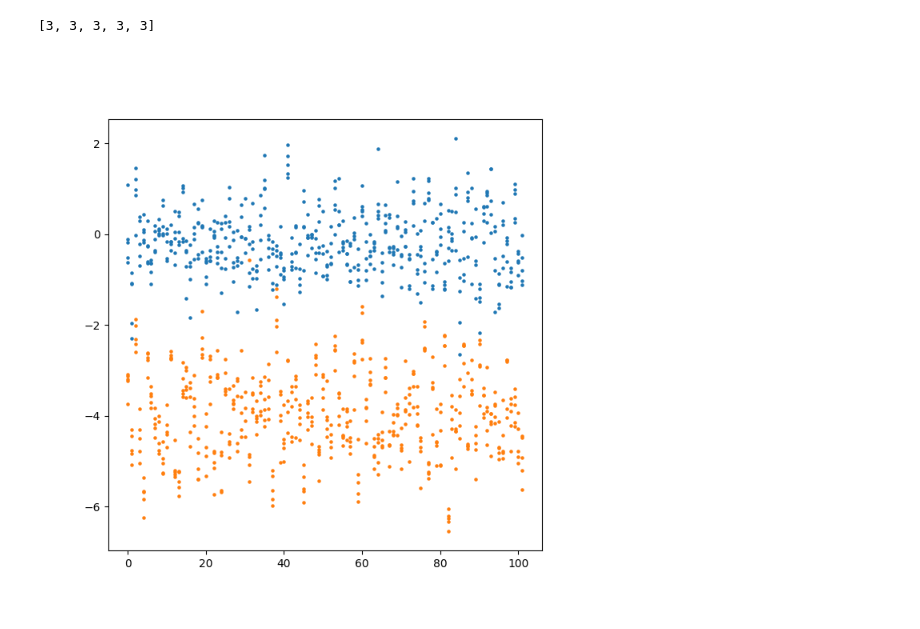
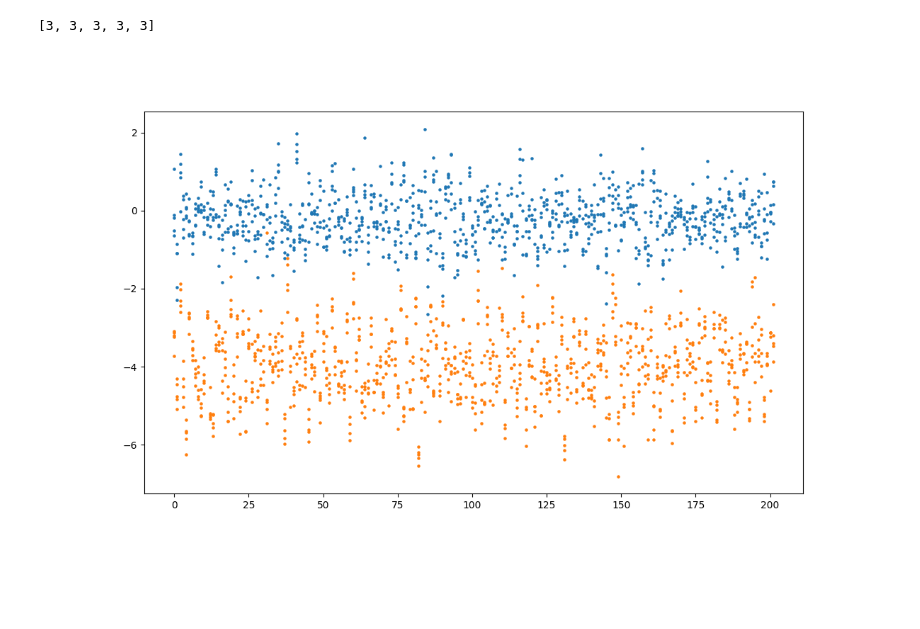
Before and after one commit to viliamklein/pcoWideFitsAnalysis, a Jupyter notebook: kalmanTest.ipynb, the cells around one changed output. Cells and saved outputs as stored; diff of their text form; code cells hidden in the pictures; blank space fills up the shorter version.

```diff
--- a/kalmanTest.ipynb
+++ b/kalmanTest.ipynb
@@ -187,7 +196,7 @@ plt.plot(vyhist, '.')
 # %% [output]
 [3, 3, 3, 3, 3]
 # %%
-fig, ax = plt.subplots(1,1, figsize=(7,7))
+fig, ax = plt.subplots(1,1, figsize=(12,7))
 
 prevSourceCountConstant = 20
 stateVectorSourceCount = 5
@@ -196,35 +205,35 @@ stateVectorSourceCount = 5
 prevSources = xyIms[0].sortedSources[0:prevSourceCountConstant, 0:3]
 
 
 for idx, xy in enumerate(xyIms[1:]):
 
     # get current N number of sources
     currentSources = xy.sortedSources[0:stateVectorSourceCount, 0:3]
 
     # identify index of t=n sources from t=n-1 large list of sources
     idxID, idxUsed = idTargetFromPrevStep(currentSources, prevSources)
 
     orderedPrevSources = prevSources[idxID]
     usedCurrentSources = currentSources[idxUsed]
 
     # delta between source arrays
     dSources = usedCurrentSources - orderedPrevSources
     ax.scatter([idx]*len(idxID), dSources[:,0], s=5, c='C0' )
     ax.scatter([idx]*len(idxID), dSources[:,1], s=5, c='C1' )
 
 
     # print(idxID, end='')
     # print('\t', end='')
     # print(idxUsed)
 
     # re-init previous source vector with current index
     prevSources = xy.sortedSources[0:prevSourceCountConstant, 0:3]
 
     # break early for easier debugging
-    if idx > 100:
+    if idx > 200:
         break
 # %% [output]
-[figure, old version]
+[figure, new version]
 # %%
 def idTargetFromPrevStep(cS, pS):
     '''
```
Also changed, not shown: parts of 2 cells of this notebook.
